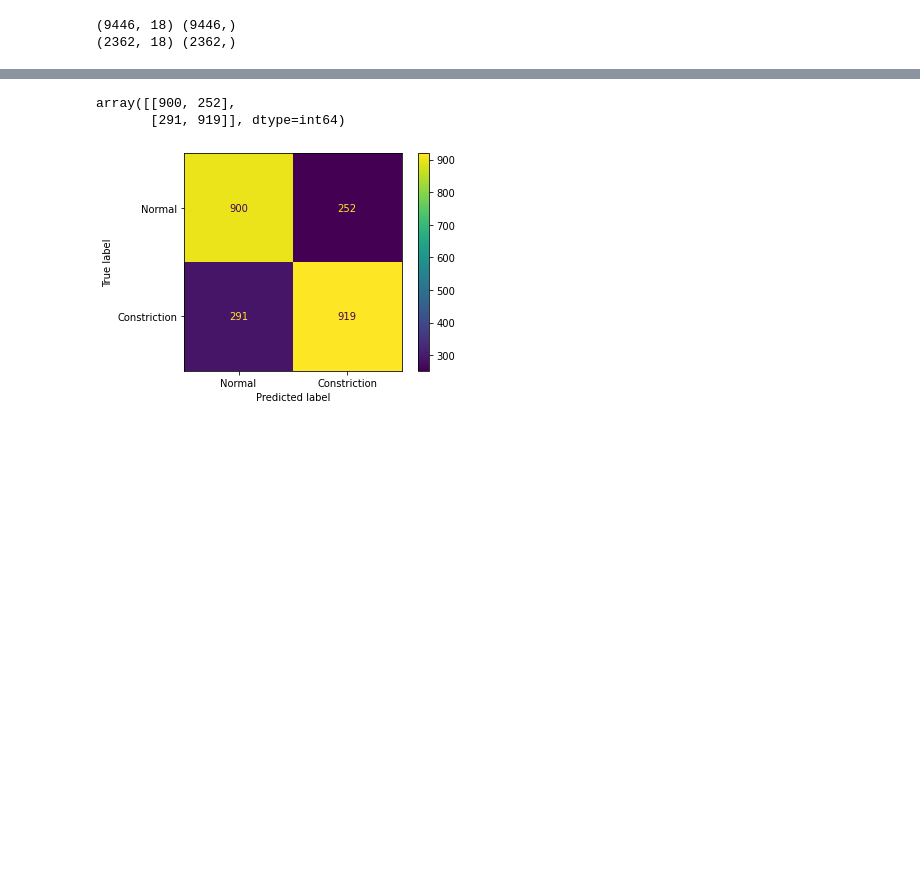
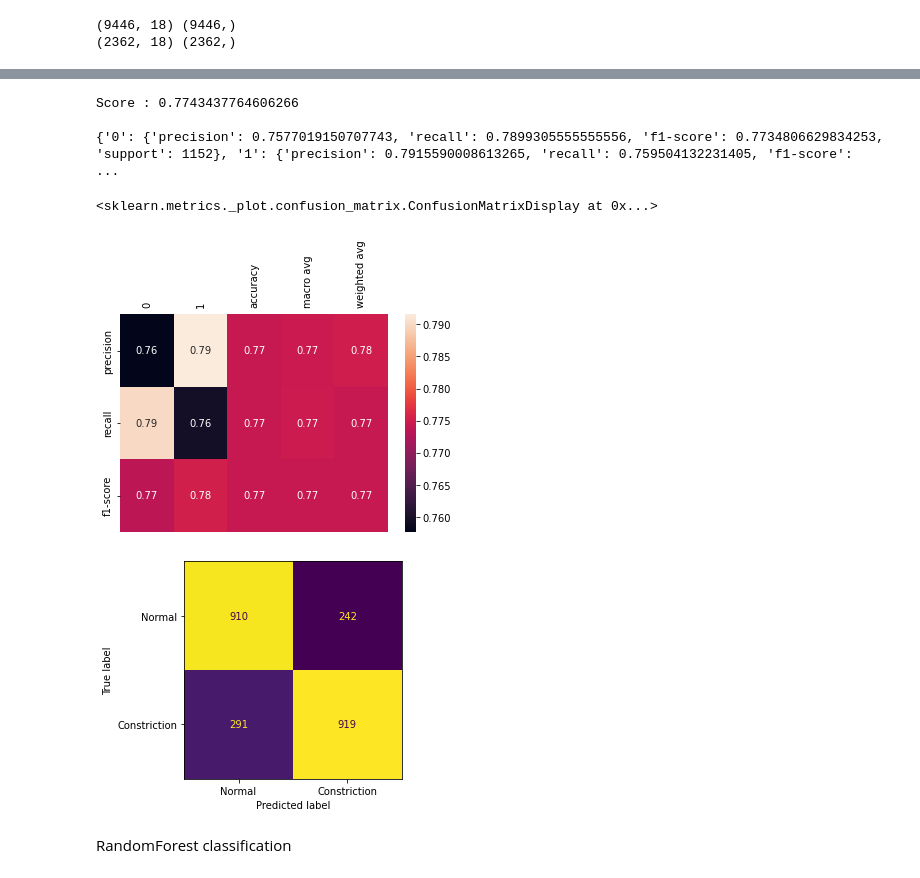
Before and after one commit to HavvaEb/ArcelorMittal_project, a Jupyter notebook: classification.ipynb, the cells around one changed output, grey strips where cells are left out. Drawn from its saved outputs; the diff is of its cells as text; code cells hidden in the pictures; blank space fills up the shorter version.

```diff
--- a/classification.ipynb
+++ b/classification.ipynb
@@ -198,17 +190,0 @@ weighted avg       0.77      0.77      0.77      2362
-# %%
-#confusion matrix
-confusion_matrix(Y_test,y_pred_tst)
-# %% [output]
-array([[900, 252],
-       [291, 919]], dtype=int64)
-# %%
-#visualize confusion_matrix
-from sklearn.metrics import confusion_matrix, ConfusionMatrixDisplay
-cm = confusion_matrix(Y_test,y_pred_tst)
-cmd = ConfusionMatrixDisplay(cm, display_labels=['Normal','Constriction'])
-cmd.plot()
-
-## Display the visualization of the Confusion Matrix.
-plt.show()
-# %% [output]
-[figure, removed]
@@ -221 +191,23 @@ tree.plot_tree(decision_tree)
+# %%
+
+# Evaluate your model
+from sklearn.metrics import classification_report, ConfusionMatrixDisplay, confusion_matrix
+
+rep = classification_report(Y_test,y_pred_tst,output_dict=True)
+print(f"Score : {decision_tree.score(X_test, Y_test)}\n")
+print(rep)
+plt.tick_params(labelbottom = False, bottom=False, labeltop=True)
+sns.heatmap(pd.DataFrame(rep).iloc[:-1, :], annot=True)
+cm = confusion_matrix(Y_test,y_pred_tst)
+cmd = ConfusionMatrixDisplay(cm, display_labels=['Normal','Constriction'])
+cmd.plot(colorbar=False)
+# %% [output]
+Score : 0.7743437764606266
+
+{'0': {'precision': 0.7577019150707743, 'recall': 0.7899305555555556, 'f1-score': 0.7734806629834253, 'support': 1152}, '1': {'precision': 0.7915590008613265, 'recall': 0.759504132231405, 'f1-score':  ...
+<sklearn.metrics._plot.confusion_matrix.ConfusionMatrixDisplay at 0x...>
+[figure, added]
+[figure, added]
+# %% [markdown]
+RandomForest classification
 # %%
```
Also changed, not shown: parts of 18 cells of this notebook.
